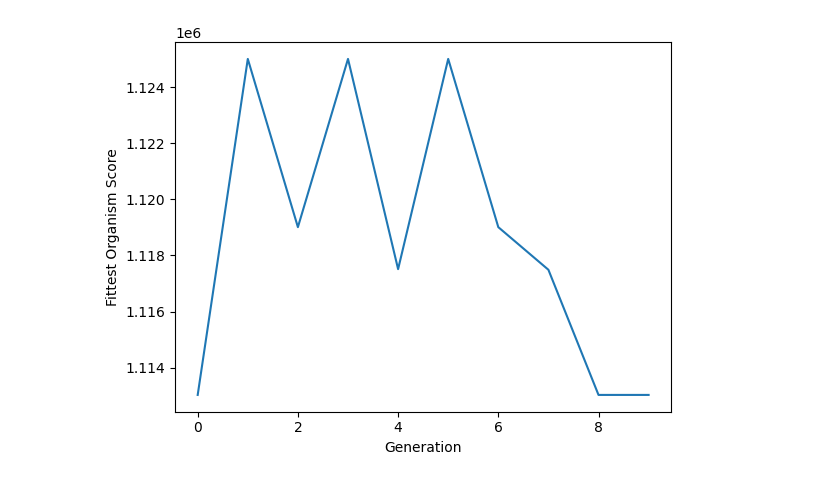
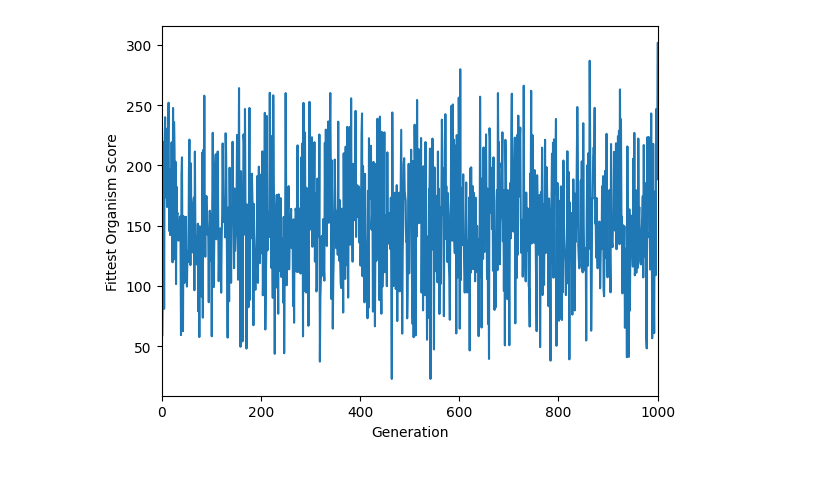
Before and after one commit to CodingHatesU/Genomancer, a Jupyter notebook: notebooks/genomancer.ipynb, the cells around one changed output. Drawn from its saved outputs; the diff is of its cells as text; code cells hidden in the pictures.

```diff
--- a/notebooks/genomancer.ipynb
+++ b/notebooks/genomancer.ipynb
@@ -13,7 +13,6 @@ class Organism:
     def __init__(self,size,speed):
         # Initialize instance variables
         self.size = size
-        self._size = size
         self.speed = speed
         self.agility = speed*(2/size)
 
@@ -24,12 +23,18 @@ def crossover(p1,p2):
 
 def mutate(organism, mutation_rate):
     if random.random() < mutation_rate:
-        organism.size += random.randint(-2,5)
+        if organism.size > 2:
+            organism.size += random.randint(-2,2)
+        else:
+            organism.size += random.randint(0,2)
     if random.random() < mutation_rate:
-        organism.speed += random.randint(-2,5)
+        if organism.speed > 2:
+            organism.speed -= random.randint(-2,2)
+        else:
+            organism.speed += random.randint(0,2)
     return organism
 # %%
-population_size = 10
+population_size = 1000
 population = []
 
 for i in range(population_size):
@@ -39,44 +44,62 @@ for i in range(population_size):
     population.append(organism)
 # %%
 def fitness_function(organism):
-    return organism.agility * organism.size * organism.speed
+    # The fitness of an organism is the sum of its agility, size, and speed.
+    return organism.agility + organism.size + organism.speed
 # %%
-num_generations = 5000
+num_generations = 1000
 
+#Initialize the population
 for i in range(population_size):
-    size = random.randint(1,100)
-    speed = random.randint(1,100)
-    organism = Organism(size,speed)
+    organism = Organism(random.randint(1,100),random.randint(1,100))
     population.append(organism)
+
 #Genetic Algorithm Loop
 for i in range(num_generations):
+    #Get the fitness scores
     fitness_scores = [fitness_function(organism) for organism in population]
+    #Find the fittest organism
     fittest_organism = population[fitness_scores.index(max(fitness_scores))]
 
     #Crossover phase
+    for i in range(1, len(pop)):
+        if (random.random() < pc):
+            #Select a random individual from the population
+            #and another one different from the first
+            j = random.randint(0, len(pop)-1)
+            while (j == i):
+                j = random.randint(0, len(pop)-1)
+            #Apply crossover
+            cross(pop[i], pop[j])
     new_population = []
     for i in range(population_size):
+        #Select the parents
         parent1 = random.choice(population)
         parent2 = random.choice(population)
+        #Produce a child
         child = crossover(parent1,parent2)
+        #Add the child to the new population
         new_population.append(child)
 
+    #Mutate the new population
     for organism in new_population:
-        mutate(organism,0.1)
+        mutate(organism,1)
 
+    #Replace the old population with the new population
     population = new_population
 # %%
 import matplotlib.pyplot as plt
 
 fittest_agilities = []
 
 for i in range(num_generations):
     fittest_organism = sorted(population, key=fitness_function, reverse=True)[0]
     fitness_scores.append(fitness_function(fittest_organism))
 
 plt.plot(fitness_scores)
 plt.xlabel('Generation')
 plt.ylabel('Fittest Organism Score')
+plt.xlim(0,num_generations)
 plt.show()
 # %% [output]
-[figure, old version]
+[figure, new version]
```
